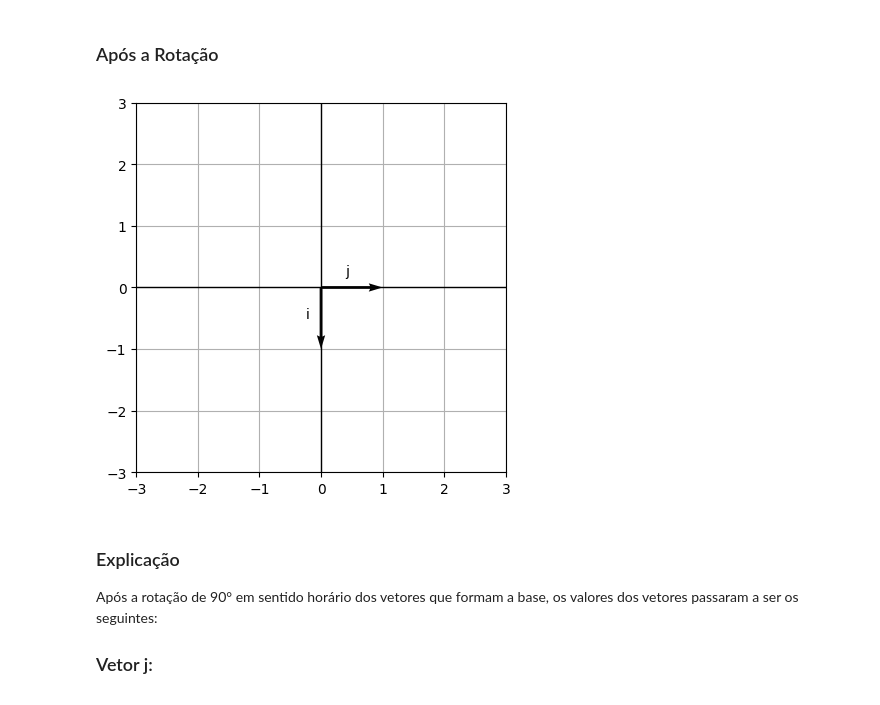
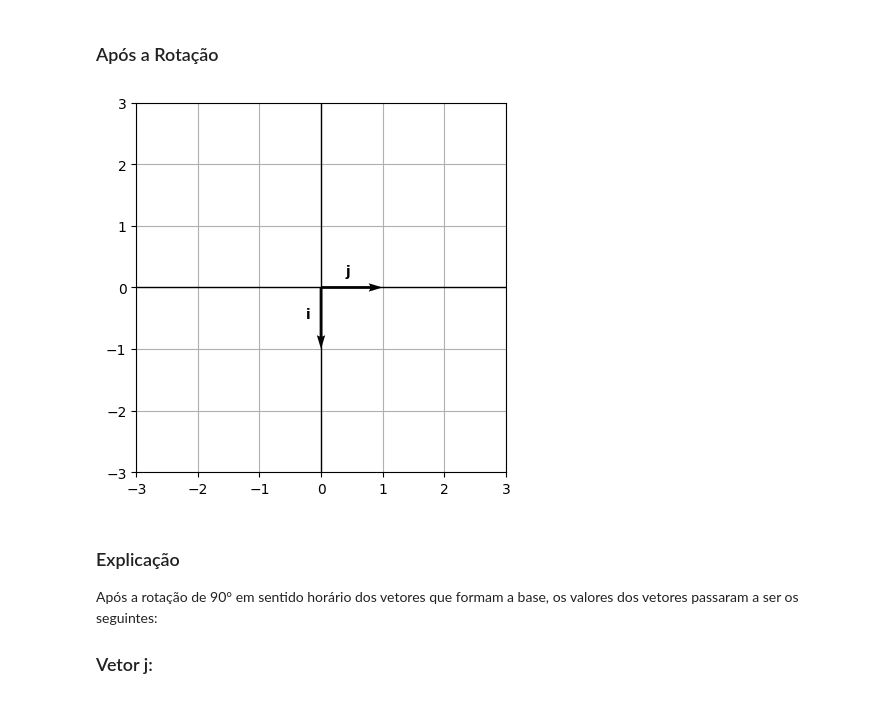
Before and after one commit to MurilloFig/Matem-tica-Computacional, a Jupyter notebook: Atividade0.ipynb, the cells around one changed output. Saved outputs shown, nothing was run; the diff lists cells and outputs as text; code cells hidden in the pictures.

```diff
--- a/Atividade0.ipynb
+++ b/Atividade0.ipynb
@@ -112,19 +112,19 @@ Após a concatenação:
 # %%
 
 import matplotlib.pyplot as plt
 
 plt.quiver(0,0,1,0,scale=1,scale_units='xy',angles='xy')
 plt.quiver(0,0,0,-1,scale=1,scale_units='xy',angles='xy')
 plt.xlim(-3,3)
 plt.ylim(-3,3)
 plt.grid(True)
 plt.axhline(0,color='black',linewidth=1)
 plt.axvline(0,color='black',linewidth=1)
-plt.text(0.40,0.20,'j')
-plt.text(-0.25,-0.5,'i')
+plt.text(0.40,0.20,'j',fontweight='bold')
+plt.text(-0.25,-0.5,'i',fontweight='bold')
 plt.gca().set_aspect('equal', adjustable='box')
 # %% [output]
-[figure, old version]
+[figure, new version]
 # %% [markdown]
 ### Explicação
 Após a rotação de 90° em sentido horário dos vetores que formam a base, os valores dos vetores passaram a ser os seguintes:
```
Also changed, not shown: parts of 2 cells of this notebook.
